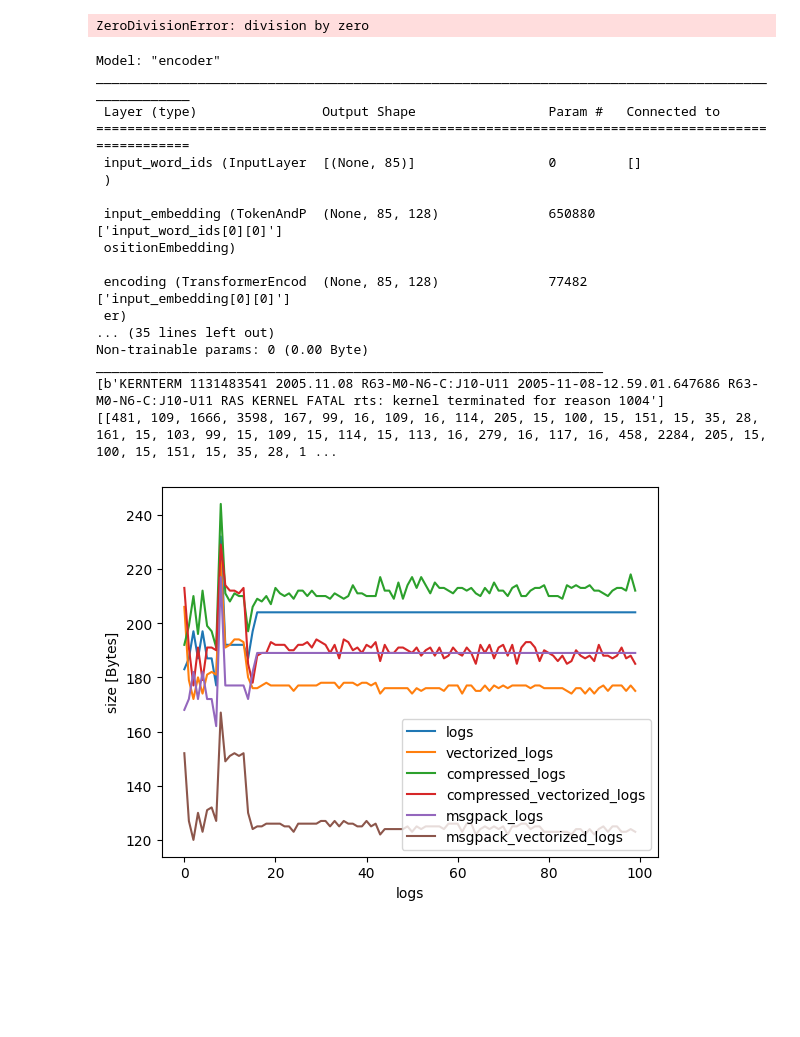
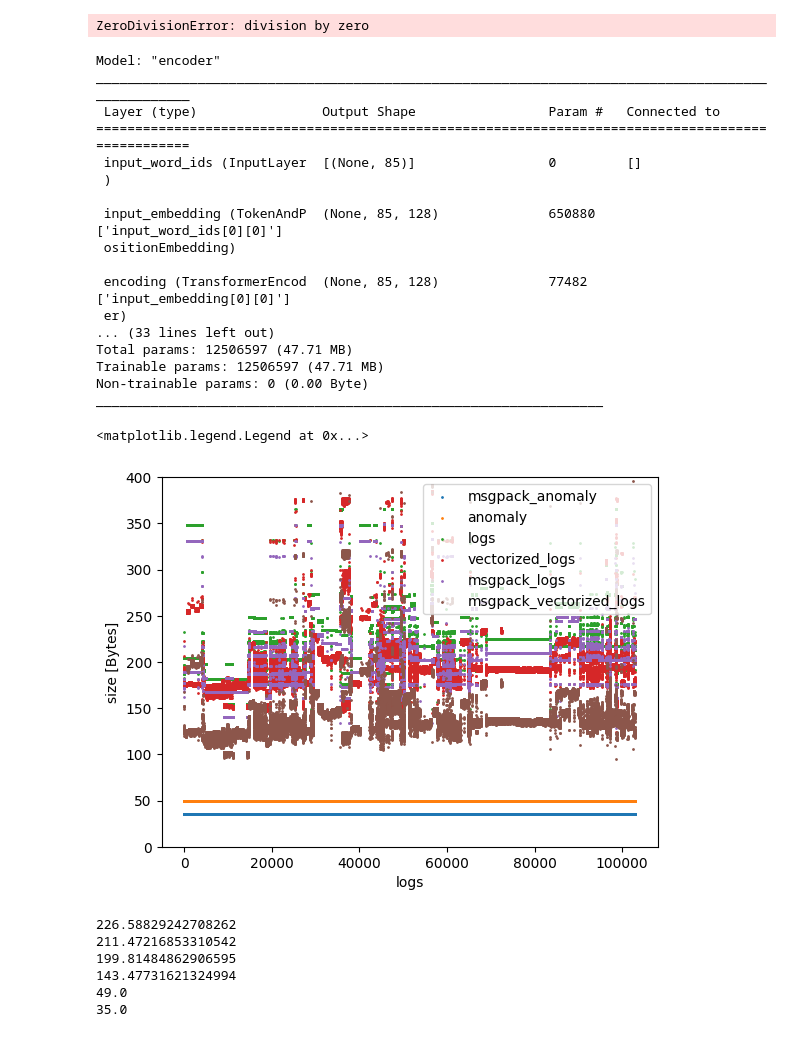
Before and after one commit to Lucaserf/ObsProject, a Jupyter notebook: test_notebook.ipynb, the cells around one changed output. Saved outputs shown, nothing was run; the diff lists cells and outputs as text; code cells hidden in the pictures; blank space fills up the shorter version.

```diff
--- a/test_notebook.ipynb
+++ b/test_notebook.ipynb
@@ -576,7 +586,7 @@ model = Model(vocab_size = vocab_size,latent_dim=latent_dim,embedding_dim=128,ma
 
 model.vae.load_model(chkpt=chkpt)
 
-data = {"logs":[],"vectorized_logs":[],"compressed_logs":[],"compressed_vectorized_logs":[],"msgpack_logs":[],"msgpack_vectorized_logs":[]}
+data = {"msgpack_anomaly":[],"anomaly":[],"logs":[],"vectorized_logs":[],"msgpack_logs":[],"msgpack_vectorized_logs":[]}
 
 
 def get_labels(data: tf.Tensor):
@@ -596,43 +606,67 @@ raw_ds = (
 ds = raw_ds.map(lambda x: tf.numpy_function(func=get_labels,inp=[x],Tout=(tf.string,tf.bool)), num_parallel_calls=tf.data.AUTOTUNE).prefetch(tf.data.AUTOTUNE)
 
 
-for logs in ds.take(100).batch(1):
+for logs in ds.batch(1):
     logs = logs[0]
     logs = logs.numpy().tolist()
     data["logs"].append(sys.getsizeof(pickle.dumps(logs)))
-    data["compressed_logs"].append(sys.getsizeof(bz2.compress(pickle.dumps(logs))))
+    # data["compressed_logs"].append(sys.getsizeof(bz2.compress(pickle.dumps(logs))))
     data["msgpack_logs"].append(sys.getsizeof(msgpack.packb(logs)))
     vectorized_logs = tokenizer.tokenizer(logs).numpy()
     vectorized_logs = [vl.tolist() for vl in vectorized_logs]
     data["vectorized_logs"].append(sys.getsizeof(pickle.dumps(vectorized_logs)))
-    data["compressed_vectorized_logs"].append(sys.getsizeof(bz2.compress(pickle.dumps(vectorized_logs))))
+    # data["compressed_vectorized_logs"].append(sys.getsizeof(bz2.compress(pickle.dumps(vectorized_logs))))
     data["msgpack_vectorized_logs"].append(sys.getsizeof(msgpack.packb(vectorized_logs)))
+    anomaly = [False]
+    data["anomaly"].append(sys.getsizeof(pickle.dumps(anomaly)))
+    data["msgpack_anomaly"].append(sys.getsizeof(msgpack.packb(anomaly)))
 
-print(logs)
-print(vectorized_logs)
+# print(logs)
+# print(vectorized_logs)
+# print(anomaly)
 
 fig, ax = plt.subplots()
 for key in data.keys():
-    ax.plot(data[key], label=key)
-    plt.xlabel('logs')
-    plt.ylabel('size [Bytes]')
-    plt.legend()
+    # ax.plot(data[key], label=key)
+    x = [i for i in range(len(data[key]))]
+    y = data[key]
+    ax.scatter(x,y,s=1,zorder=1,label=key)
+
+plt.ylim(0, 400)
+plt.xlabel('logs')
+plt.ylabel('size [Bytes]')
+plt.legend()
 # %% [output]
 Model: "encoder"
 __________________________________________________________________________________________________
  Layer (type)                Output Shape                 Param #   Connected to
 ==================================================================================================
  input_word_ids (InputLayer  [(None, 85)]                 0         []
  )
 
  input_embedding (TokenAndP  (None, 85, 128)              650880    ['input_word_ids[0][0]']
  ositionEmbedding)
 
  encoding (TransformerEncod  (None, 85, 128)              77482     ['input_embedding[0][0]']
  er)
-... (35 lines left out)
+... (33 lines left out)
+Total params: 12506597 (47.71 MB)
+Trainable params: 12506597 (47.71 MB)
 Non-trainable params: 0 (0.00 Byte)
 _________________________________________________________________
-[b'KERNTERM 1131483541 2005.11.08 R63-M0-N6-C:J10-U11 2005-11-08-12.59.01.647686 R63-M0-N6-C:J10-U11 RAS KERNEL FATAL rts: kernel terminated for reason 1004']
-[[481, 109, 1666, 3598, 167, 99, 16, 109, 16, 114, 205, 15, 100, 15, 151, 15, 35, 28, 161, 15, 103, 99, 15, 109, 15, 114, 15, 113, 16, 279, 16, 117, 16, 458, 2284, 205, 15, 100, 15, 151, 15, 35, 28, 1 ...
+<matplotlib.legend.Legend at 0x...>
-[figure, old version]
+[figure, new version]
+# %%
+print(np.mean(data["logs"]))
+print(np.mean(data["msgpack_logs"]))
+print(np.mean(data["vectorized_logs"]))
+print(np.mean(data["msgpack_vectorized_logs"]))
+print(np.mean(data["anomaly"]))
+print(np.mean(data["msgpack_anomaly"]))
+# %% [output]
+226.58829242708262
+211.47216853310542
+199.81484862906595
+143.47731621324994
+49.0
+35.0
```
Also changed, not shown: parts of 2 cells of this notebook, 28 other files.
